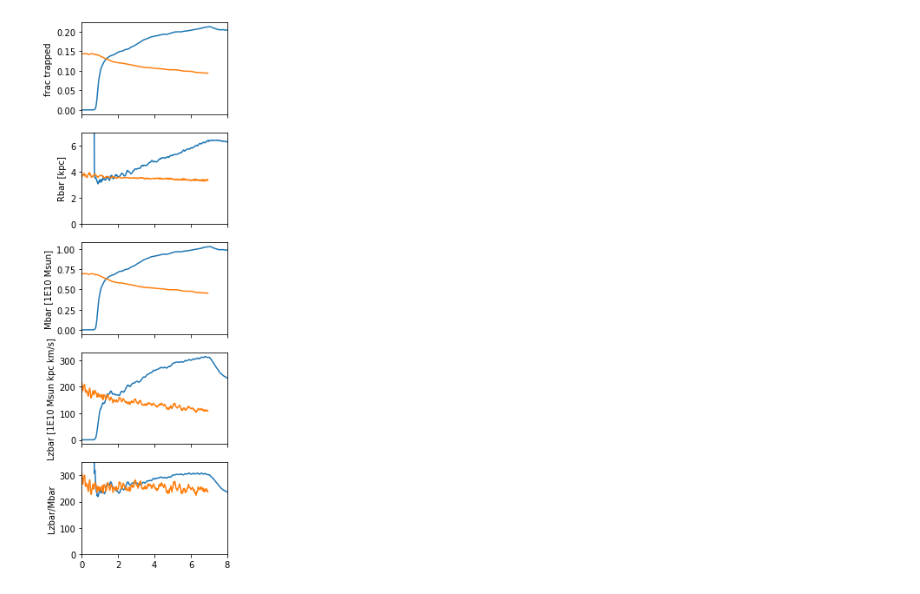
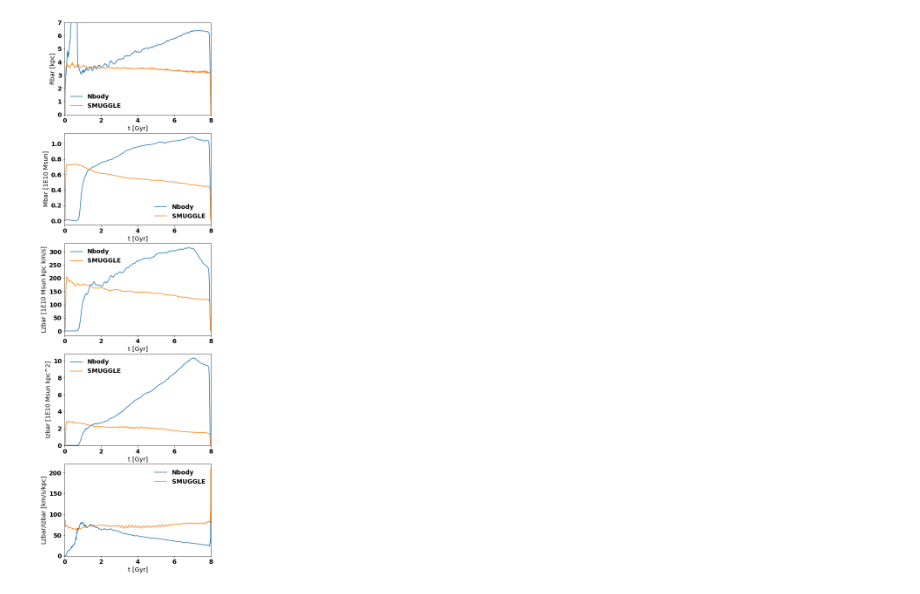
Before and after one commit to gusbeane/gasbar, a Jupyter notebook: notebooks/bar_prop.ipynb, the cells around one changed output. Drawn from its saved outputs; the diff is of its cells as text; code cells hidden in the pictures.

```diff
--- a/notebooks/bar_prop.ipynb
+++ b/notebooks/bar_prop.ipynb
@@ -29,7 +30,12 @@ def read_bar_prop(name):
 
     out = {}
     for key in h5in.keys():
-        out[key] = np.array(h5in[key])
+        if key=='bar_prop':
+            out[key] = {}
+            for k2 in h5in[key].keys():
+                out[key][k2] = np.array(h5in[key][k2])
+        else:
+            out[key] = np.array(h5in[key])
 
     h5in.close()
 
@@ -73,34 +83,68 @@ bar_prop_gas3 = read_bar_prop('phantom-vacuum-Sg20-Rc3.5-lvl3')
 # %%
-fig, ax = plt.subplots(5, 1, sharex=True, figsize=(3, 9*5/4))
+font = {'family' : 'normal',
+        'size'   : 14}
 
-bar_prop = bar_prop_Nbody3['bar_prop']
-bar_prop2 = bar_prop_gas3['bar_prop']
+mpl.rc('font', **font)
+
+fig, ax = plt.subplots(5, 1, figsize=(6, 2*9*5/4))
 
 
-ax[0].plot(bar_prop[:,0], bar_prop[:,1])
-ax[0].plot(bar_prop2[:,0], bar_prop2[:,1])
 
-ax[1].plot(bar_prop[:,0], bar_prop[:,2])
-ax[1].plot(bar_prop2[:,0], bar_prop2[:,2])
+label1 = 'Nbody'
+label2 = 'SMUGGLE'
 
-ax[2].plot(bar_prop[:,0], bar_prop[:,3])
-ax[2].plot(bar_prop2[:,0], bar_prop2[:,3])
+out1 = bar_prop_Nbody3
+out2 = bar_prop_gas3
 
-ax[3].plot(bar_prop[:,0], bar_prop[:,4])
-ax[3].plot(bar_prop2[:,0], bar_prop2[:,4])
+bar_prop = out1['bar_prop']
+bar_prop2 = out2['bar_prop']
 
-ax[4].plot(bar_prop[:,0], bar_prop[:,4]/bar_prop[:,3])
-ax[4].plot(bar_prop2[:,0], bar_prop2[:,4]/bar_prop2[:,3])
+
+# ax[0].plot(bar_prop['tlist'], bar_prop['bar_frac'])
+# ax[0].plot(bar_prop2['tlist'], bar_prop2['bar_frac'])
+
+ax[0].plot(bar_prop['tlist'], bar_prop['Rbar'], label=label1)
+ax[0].plot(bar_prop2['tlist'], bar_prop2['Rbar'], label=label2)
+
+ax[1].plot(bar_prop['tlist'], bar_prop['Mbar'], label=label1)
+ax[1].plot(bar_prop2['tlist'], bar_prop2['Mbar'], label=label2)
+
+ax[2].plot(bar_prop['tlist'], bar_prop['Lzbar'], label=label1)
+ax[2].plot(bar_prop2['tlist'], bar_prop2['Lzbar'], label=label2)
+
+# ax[3].plot(bar_prop['tlist'], bar_prop['Lzbar']/bar_prop['Mbar'])
+# ax[3].plot(bar_prop2['tlist'], bar_prop2['Lzbar']/bar_prop2['Mbar'])
+
+ax[3].plot(bar_prop['tlist'], bar_prop['Izbar'], label=label1)
+ax[3].plot(bar_prop2['tlist'], bar_prop2['Izbar'], label=label2)
+
+l1 = ax[4].plot(bar_prop['tlist'], bar_prop['Lzbar']/bar_prop['Izbar'], label=label1)
+l2 = ax[4].plot(bar_prop2['tlist'], bar_prop2['Lzbar']/bar_prop2['Izbar'], label=label2)
+
+ps1 = np.gradient(out1['bar_angle'], out1['tlist'])
+ps2 = np.gradient(out2['bar_angle'], out2['tlist'])
+
+# ax[4].scatter(bar_prop['tlist'], ps1, c=l1[0].get_color(), s=1)
+# ax[4].scatter(bar_prop2['tlist'], ps2, c=l2[0].get_color(), s=1)
 
 ax[0].set(xlim=(0, 8))
+# ax[0].set(xlim=(2, 3))
 
-ax[0].set(ylabel='frac trapped')
-ax[1].set(ylabel='Rbar [kpc]', ylim=(0, 7))
-ax[2].set(ylabel='Mbar [1E10 Msun]')
-ax[3].set(ylabel='Lzbar [1E10 Msun kpc km/s]')
-ax[4].set(ylabel='Lzbar/Mbar', ylim=(0, 350))
+# ax[0].set(ylabel='frac trapped')
+ax[0].set(ylabel='Rbar [kpc]', ylim=(0, 7))
+ax[1].set(ylabel='Mbar [1E10 Msun]')
+ax[2].set(ylabel='Lzbar [1E10 Msun kpc km/s]')
+# ax[4].set(ylabel='Lzbar/Mbar', ylim=(0, 350))
+ax[3].set(ylabel='Izbar [1E10 Msun kpc^2]', ylim=(0, None))
+ax[4].set(ylabel='Lzbar/Izbar [km/s/kpc]', ylim=(0, None))
+
+ax[0].legend(frameon=False)
+
+for x in ax:
+    x.set(xlabel='t [Gyr]', xlim=(0, 8))
+    x.legend(frameon=False)
 
 
 plt.show()
 # %% [output]
-[figure, old version]
+[figure, new version]
```
Also changed, not shown: parts of 8 cells of this notebook, 9 other files.
